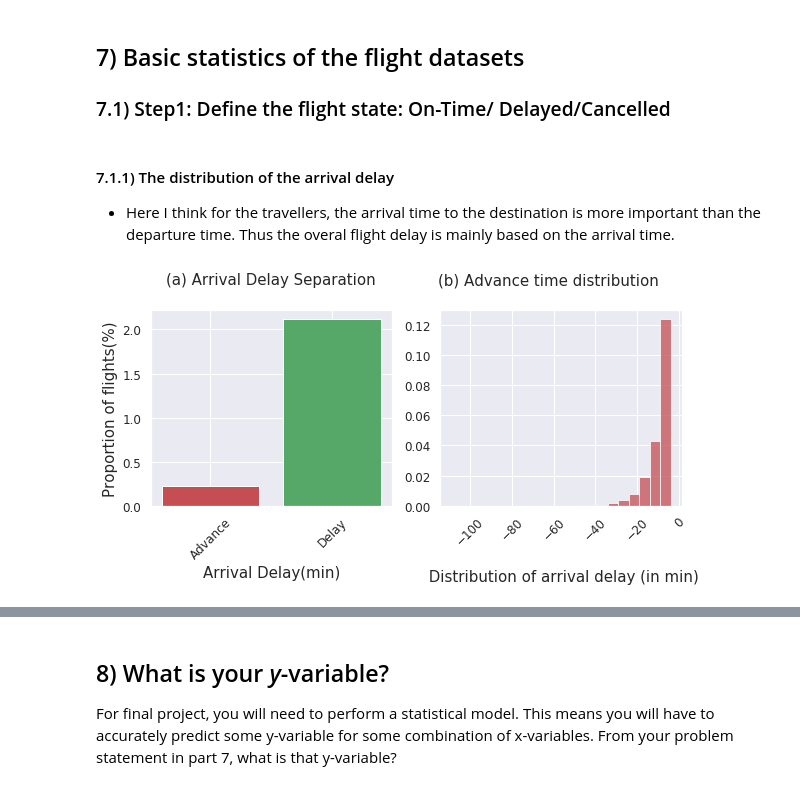
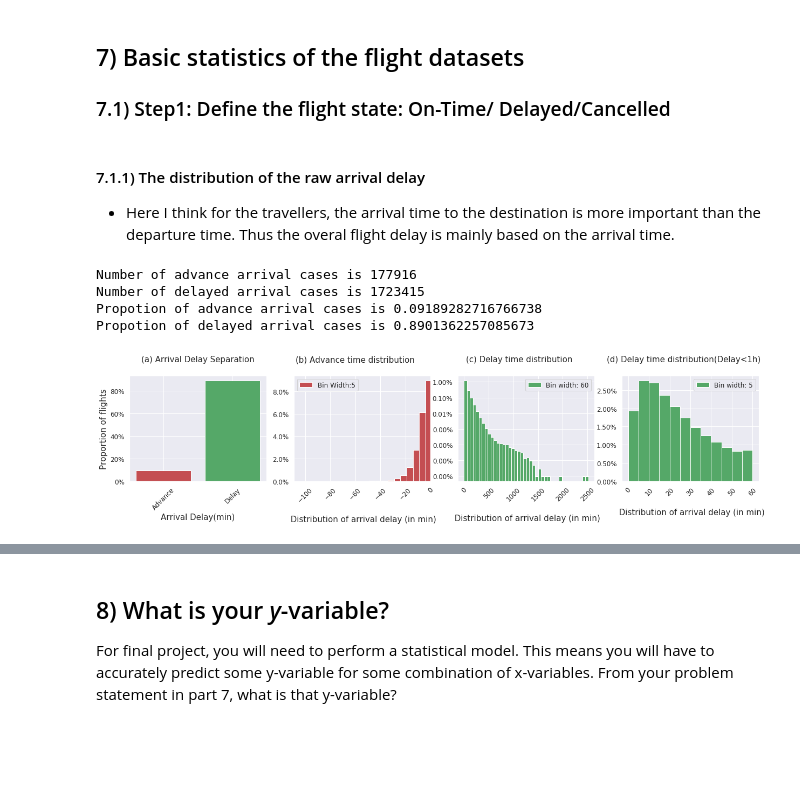
Before and after one commit to Wolfking2015/Final-Project-For-AML, a Jupyter notebook: final-project.ipynb, the cells around one changed output, grey strips where cells are left out. Drawn from its saved outputs; the diff is of its cells as text; code cells hidden in the pictures; blank space fills up the shorter version.

```diff
--- a/final-project.ipynb
+++ b/final-project.ipynb
@@ -229,39 +230,77 @@ Try to use a supervised methods to predict whether the flight has a high probabi
 ## 7) Basic statistics of the flight datasets
 ### 7.1) Step1: Define the flight state: On-Time/ Delayed/Cancelled
 # %% [markdown]
-#### 7.1.1) The distribution of the arrival delay
+#### 7.1.1) The distribution of the raw arrival delay
 * Here I think for the travellers, the arrival time to the destination is more important than the departure time. Thus the overal flight delay is mainly based on the arrival time.
 # %%
 #Load the arrival delay of all the not cancelled flights
 ArrDelay_NotCancelled=data_airline[data_airline.Cancelled==0]['ArrDelay'];
+
 #First measure the proportion of flights iwth arrival delay<0 and the proportion of flights iwth arrival delay>0
 NumOfNegativeArrDelay=np.sum(ArrDelay_NotCancelled<0)
-NumOfPositiveArrDelay=np.sum(ArrDelay_NotCancelled>0)
-PropOfNegativeArrDelay=NumOfNegativeArrDelay/np.sum(ArrDelay_NotCancelled)*100 # %
-PropOfPositiveArrDelay=NumOfPositiveArrDelay/np.sum(ArrDelay_NotCancelled)*100 # %
+NumOfPositiveArrDelay= np.sum(ArrDelay_NotCancelled>0)
+PropOfNegativeArrDelay=NumOfNegativeArrDelay/np.size(ArrDelay_NotCancelled)
+PropOfPositiveArrDelay=NumOfPositiveArrDelay/np.size(ArrDelay_NotCancelled)
+print('Number of advance arrival cases is', NumOfNegativeArrDelay,'\nNumber of delayed arrival cases is',NumOfPositiveArrDelay)
+print('Propotion of advance arrival cases is', PropOfNegativeArrDelay,'\nPropotion of delayed arrival cases is',PropOfPositiveArrDelay)
 
 # (a) Make a bar plot of the number of flights arrived in advance
-plt.subplot(1,3,1)
+plt.subplot(1,4,1)
 sns.set()
 plt.bar([1,2],[PropOfNegativeArrDelay,PropOfPositiveArrDelay],color=['r','g']);
 plt.xticks([1,2],['Advance','Delay'],rotation=45,fontsize=12);
 plt.yticks(fontsize=12);
 plt.xlabel('Arrival Delay(min)',fontsize=15,x=0.5,y=-0.5);
-plt.ylabel('Proportion of flights(%)',fontsize=15,x=-10,y=0.5);
+plt.ylabel('Proportion of flights',fontsize=15,x=-10,y=0.5);
 plt.subplots_adjust(bottom=0.2) # make room for x-axis labels
 plt.title('(a) Arrival Delay Separation',fontsize=15,x=0.5,y=1.1);
+plt.gca().yaxis.set_major_formatter(PercentFormatter(1))
 
 # (b) Plot the distribution of those flights arrived in advance
 AdvanceTime=ArrDelay_NotCancelled[ArrDelay_NotCancelled<0];
 Advance_Min=np.min(AdvanceTime)
-Bin_Advance=np.arange(Advance_Min,0,5)
-plt.subplot(1,3,2)
+Bin_Advance=np.arange(Advance_Min,5,5)
+plt.subplot(1,4,2)
 sns.set()
-plt.hist(AdvanceTime,bins=Bin_Advance,density=True, facecolor='r', alpha=0.75)
+plt.hist(AdvanceTime,bins=Bin_Advance,density=True, facecolor='r')
+plt.xlim([Advance_Min,0])
 plt.xticks(rotation=45,fontsize=12)
 plt.yticks(fontsize=12)
 plt.xlabel('\n Distribution of arrival delay (in min)',fontsize=15,x=0.5,y=-0.5)
+plt.legend(['Bin Width:5'],fontsize=12)
 plt.title('(b) Advance time distribution',fontsize=15,x=0.45,y=1.1)
-plt.subplots_adjust(left=-1) # make room for yticks
+plt.subplots_adjust(left=-1.8) # make room for yticks
+plt.gca().yaxis.set_major_formatter(PercentFormatter(1))
+
+# (c) Plot the distribution of those flights arrived delayed
+DelayTime=ArrDelay_NotCancelled[ArrDelay_NotCancelled>0];
+Delay_Max=np.max(DelayTime)
+Bin_Delay=np.arange(0,Delay_Max+60,60)
+plt.subplot(1,4,3)
+sns.set()
+plt.hist(DelayTime,bins=Bin_Delay,density=True,log=True,facecolor='g',edgecolor='w');
+plt.xticks(rotation=45,fontsize=12);
+plt.yticks(fontsize=12);
+plt.xlabel('\n Distribution of arrival delay (in min)',fontsize=15,x=0.5,y=-0.5);
+plt.legend(['Bin width: 60'],fontsize=12);
+plt.title('(c) Delay time distribution',fontsize=15,x=0.45,y=1.1);
+plt.gca().yaxis.set_major_formatter(PercentFormatter(1))
+
+# (d) Plot the distribution of those flight delayed within one hour
+DelayTimeWithinOneHour=DelayTime[DelayTime<60.1]
+Bin_Delay_Short=np.arange(0,65,5)
+plt.subplot(1,4,4)
+sns.set()
+plt.hist(DelayTimeWithinOneHour,bins=Bin_Delay_Short,density=True,facecolor='g',edgecolor='w');
+plt.xticks(rotation=45,fontsize=12);
+plt.yticks(fontsize=12);
+plt.xlabel('\n Distribution of arrival delay (in min)',fontsize=15,x=0.5,y=-0.5);
+plt.legend(['Bin width: 5'],fontsize=12);
+plt.title('(d) Delay time distribution(Delay<1h)',fontsize=15,x=0.45,y=1.1);
+plt.gca().yaxis.set_major_formatter(PercentFormatter(1))
 # %% [output]
+Number of advance arrival cases is 177916
+Number of delayed arrival cases is 1723415
+Propotion of advance arrival cases is 0.09189282716766738
+Propotion of delayed arrival cases is 0.8901362257085673
-[figure, old version]
+[figure, new version]
```
Also changed, not shown: parts of 5 cells of this notebook.
